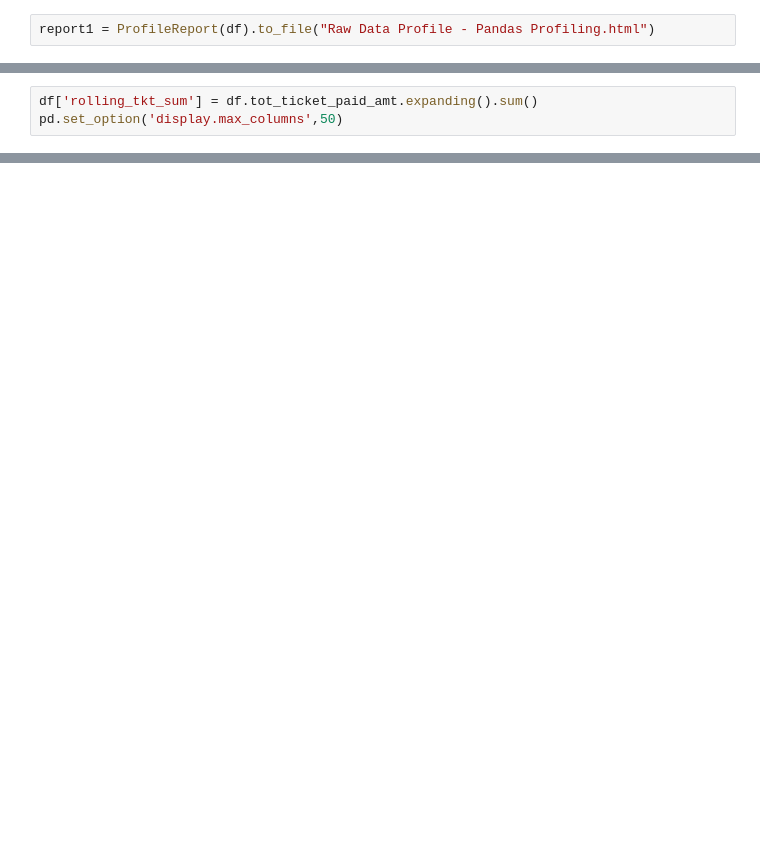
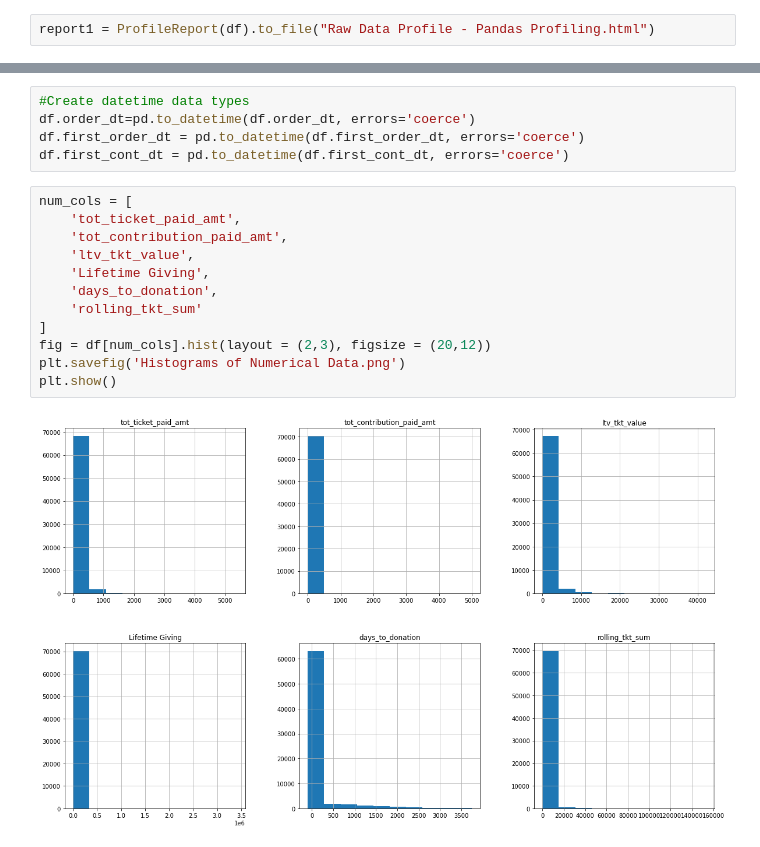
Before and after one commit to SwissMisra/ML_Contributions, a Jupyter notebook: notebooks/2.0 Data Pre-Processing and EDA.ipynb, the cells around one changed output, grey strips where cells are left out. Cells and saved outputs as stored; diff of their text form; blank space fills up the shorter version.

```diff
--- a/notebooks/2.0 Data Pre-Processing and EDA.ipynb
+++ b/notebooks/2.0 Data Pre-Processing and EDA.ipynb
@@ -38,3 +34,0 @@ cont_df.tot_contribution_paid_amt.hist()
-# %%
-df['rolling_tkt_sum'] = df.tot_ticket_paid_amt.expanding().sum()
-pd.set_option('display.max_columns',50)
@@ -42,0 +55,19 @@ df.owner_no.value_counts()
+# %%
+#Create datetime data types
+df.order_dt=pd.to_datetime(df.order_dt, errors='coerce')
+df.first_order_dt = pd.to_datetime(df.first_order_dt, errors='coerce')
+df.first_cont_dt = pd.to_datetime(df.first_cont_dt, errors='coerce')
+# %%
+num_cols = [
+    'tot_ticket_paid_amt',
+    'tot_contribution_paid_amt',
+    'ltv_tkt_value',
+    'Lifetime Giving',
+    'days_to_donation',
+    'rolling_tkt_sum'
+]
+fig = df[num_cols].hist(layout = (2,3), figsize = (20,12))
+plt.savefig('Histograms of Numerical Data.png')
+plt.show()
+# %% [output]
+[figure, added]
```
Also changed, not shown: parts of 19 cells of this notebook, 12 other files.
